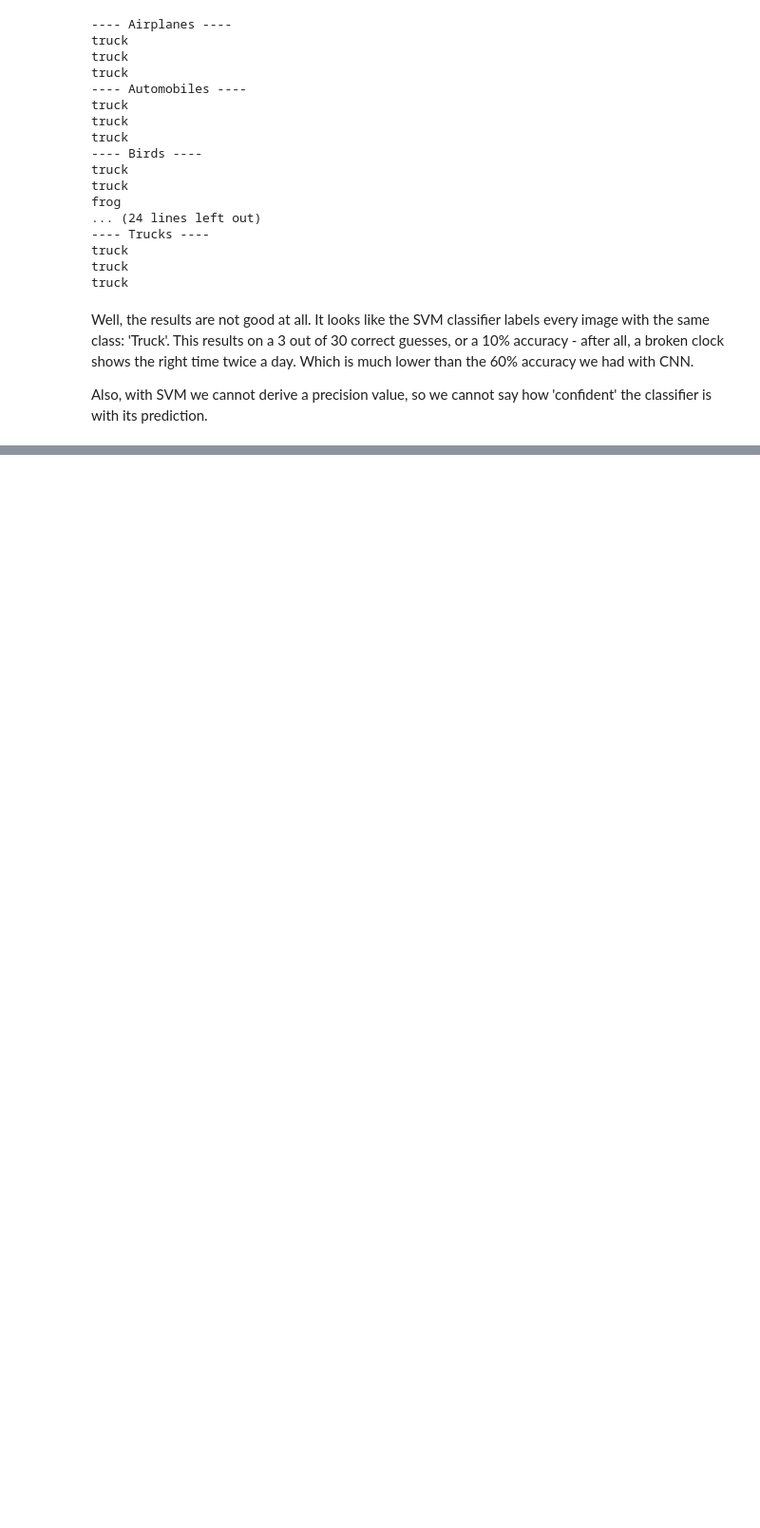
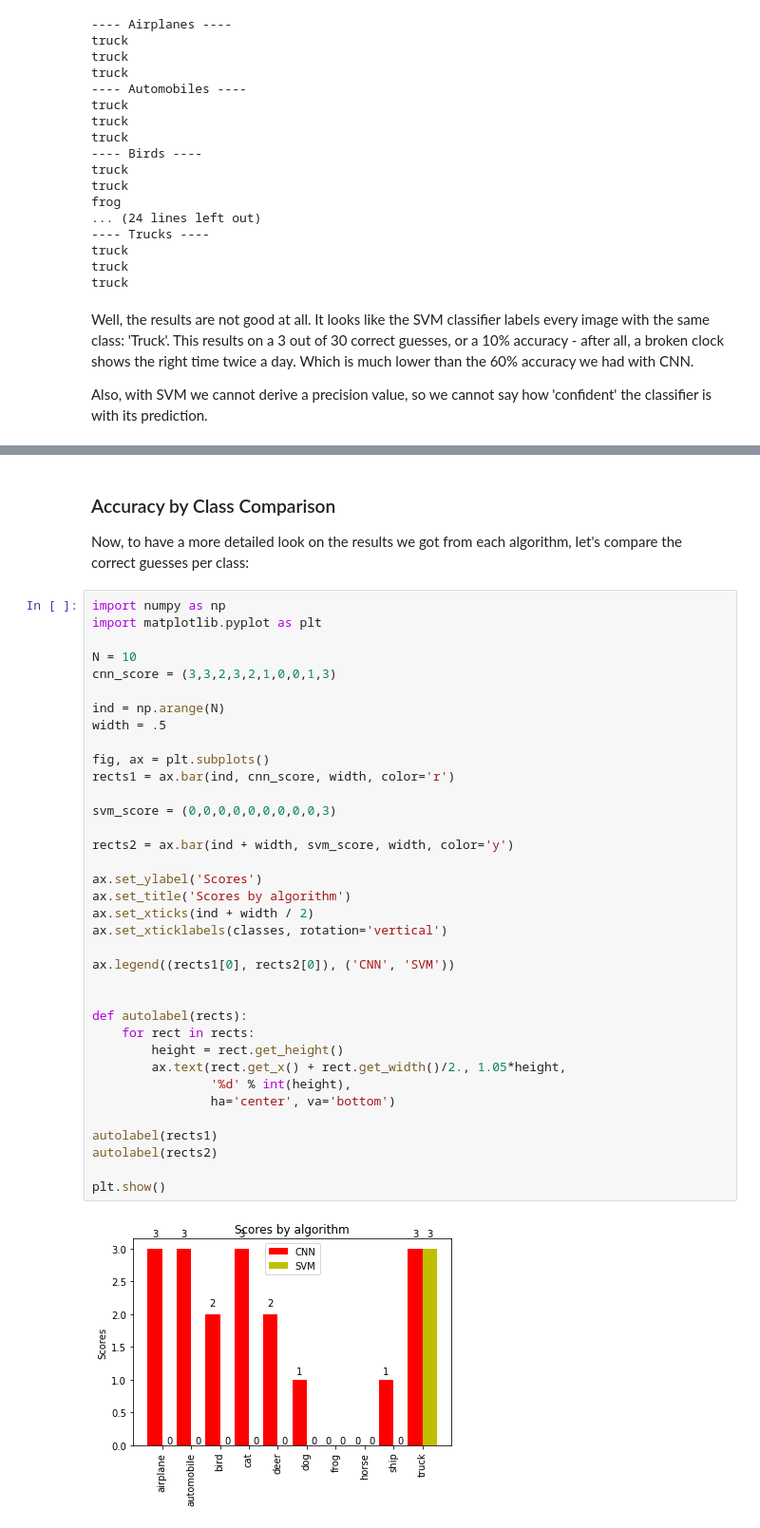
Before and after one commit to ParvathiRPai/ml-capstone, a Jupyter notebook: Capstone Project.ipynb, the cells around one changed output, grey strips where cells are left out. Shown: that part at 95% size. Saved outputs shown, nothing was run; the diff lists cells and outputs as text; blank space fills up the shorter version.

```diff
--- a/Report.ipynb
+++ b/Capstone Project.ipynb
@@ -583,0 +618,42 @@ We would need to change just a line a code to update this value from 25 to 1.000
+# %% [markdown]
+### Accuracy by Class Comparison
+
+Now, to have a more detailed look on the results we got from each algorithm, let's compare the correct guesses per class:
+# %%
+import numpy as np
+import matplotlib.pyplot as plt
+
+N = 10
+cnn_score = (3,3,2,3,2,1,0,0,1,3)
+
+ind = np.arange(N)
+width = .5
+
+fig, ax = plt.subplots()
+rects1 = ax.bar(ind, cnn_score, width, color='r')
+
+svm_score = (0,0,0,0,0,0,0,0,0,3)
+
+rects2 = ax.bar(ind + width, svm_score, width, color='y')
+
+ax.set_ylabel('Scores')
+ax.set_title('Scores by algorithm')
+ax.set_xticks(ind + width / 2)
+ax.set_xticklabels(classes, rotation='vertical')
+
+ax.legend((rects1[0], rects2[0]), ('CNN', 'SVM'))
+
+
+def autolabel(rects):
+    for rect in rects:
+        height = rect.get_height()
+        ax.text(rect.get_x() + rect.get_width()/2., 1.05*height,
+                '%d' % int(height),
+                ha='center', va='bottom')
+
+autolabel(rects1)
+autolabel(rects2)
+
+plt.show()
+# %% [output]
+[figure, added]
```
Also changed, not shown: parts of 13 cells of this notebook, 2 other files.
